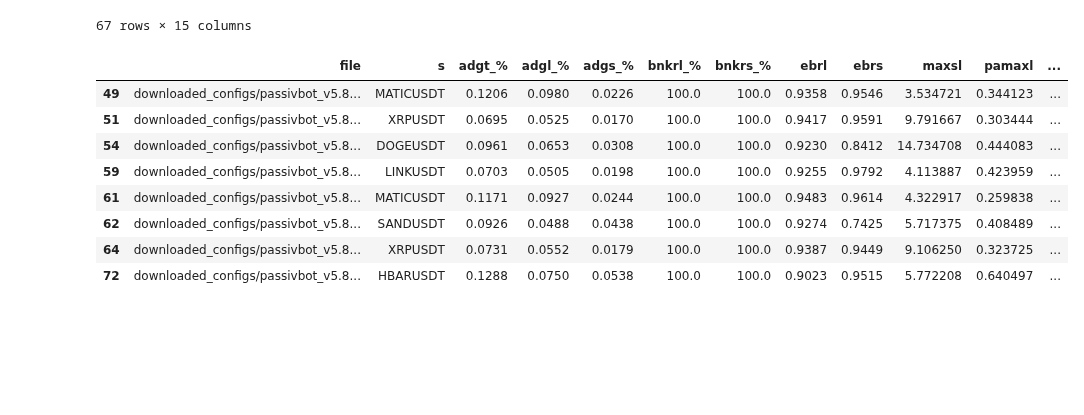
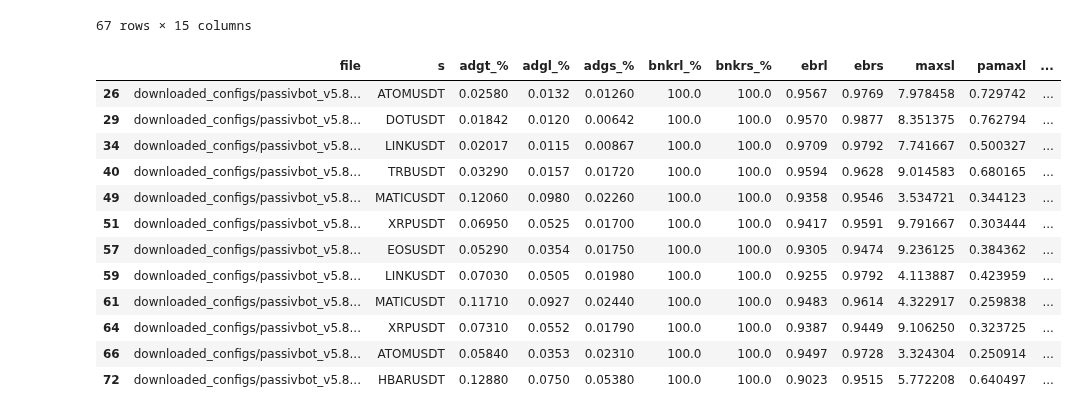
Before and after one commit to shroukkhan/passivbot, a Jupyter notebook: analyze_result.ipynb, the cells around one changed output. Cells and saved outputs as stored; diff of their text form; code cells hidden in the pictures; blank space fills up the shorter version.

```diff
--- a/analyze_result.ipynb
+++ b/analyze_result.ipynb
@@ -172,21 +172,27 @@ See the caveats in the documentation: https://pandas.pydata.org/pandas-docs/stab
 # %%
 dl_proposed = dx[
     #(dx['lm'] == 'n') &
     (dx['bnkrl_%'] == 100) &
-    (dx['ebrl'] > 0.9) &
-    (dx['adgl_%'] > 0.04) &
+    (dx['ebrl'] > 0.9) & #&
+    (dx['ebrs'] > 0.9) & #&
+    # (dx['adgl_%'] > 0.04)
     #(dx['pastdl'] < 0.1) &
-    (dx['maxsl'] < 20)
+    (dx['maxsl'] < 10) &
+    (dx['maxss'] < 10)
     ]
 #dl_proposed = dl_proposed[['file','s','adgl_%', 'bnkrl_%', 'ebrl',  'maxsl', 'pamaxl','pastdl' ]]
 dl_proposed
 # %% [output]
 |  | file | s | adgt_% | adgl_% | adgs_% | bnkrl_% | bnkrs_% | ebrl | ebrs | maxsl | pamaxl | ... |
-| 49 | downloaded_configs/passivbot_v5.8... | MATICUSDT | 0.1206 | 0.0980 | 0.0226 | 100.0 | 100.0 | 0.9358 | 0.9546 | 3.534721 | 0.344123 | ... |
-| 51 | downloaded_configs/passivbot_v5.8... | XRPUSDT | 0.0695 | 0.0525 | 0.0170 | 100.0 | 100.0 | 0.9417 | 0.9591 | 9.791667 | 0.303444 | ... |
-| 54 | downloaded_configs/passivbot_v5.8... | DOGEUSDT | 0.0961 | 0.0653 | 0.0308 | 100.0 | 100.0 | 0.9230 | 0.8412 | 14.734708 | 0.444083 | ... |
-| 59 | downloaded_configs/passivbot_v5.8... | LINKUSDT | 0.0703 | 0.0505 | 0.0198 | 100.0 | 100.0 | 0.9255 | 0.9792 | 4.113887 | 0.423959 | ... |
-| 61 | downloaded_configs/passivbot_v5.8... | MATICUSDT | 0.1171 | 0.0927 | 0.0244 | 100.0 | 100.0 | 0.9483 | 0.9614 | 4.322917 | 0.259838 | ... |
-| 62 | downloaded_configs/passivbot_v5.8... | SANDUSDT | 0.0926 | 0.0488 | 0.0438 | 100.0 | 100.0 | 0.9274 | 0.7425 | 5.717375 | 0.408489 | ... |
-| 64 | downloaded_configs/passivbot_v5.8... | XRPUSDT | 0.0731 | 0.0552 | 0.0179 | 100.0 | 100.0 | 0.9387 | 0.9449 | 9.106250 | 0.323725 | ... |
-| 72 | downloaded_configs/passivbot_v5.8... | HBARUSDT | 0.1288 | 0.0750 | 0.0538 | 100.0 | 100.0 | 0.9023 | 0.9515 | 5.772208 | 0.640497 | ... |
+| 26 | downloaded_configs/passivbot_v5.8... | ATOMUSDT | 0.02580 | 0.0132 | 0.01260 | 100.0 | 100.0 | 0.9567 | 0.9769 | 7.978458 | 0.729742 | ... |
+| 29 | downloaded_configs/passivbot_v5.8... | DOTUSDT | 0.01842 | 0.0120 | 0.00642 | 100.0 | 100.0 | 0.9570 | 0.9877 | 8.351375 | 0.762794 | ... |
+| 34 | downloaded_configs/passivbot_v5.8... | LINKUSDT | 0.02017 | 0.0115 | 0.00867 | 100.0 | 100.0 | 0.9709 | 0.9792 | 7.741667 | 0.500327 | ... |
+| 40 | downloaded_configs/passivbot_v5.8... | TRBUSDT | 0.03290 | 0.0157 | 0.01720 | 100.0 | 100.0 | 0.9594 | 0.9628 | 9.014583 | 0.680165 | ... |
+| 49 | downloaded_configs/passivbot_v5.8... | MATICUSDT | 0.12060 | 0.0980 | 0.02260 | 100.0 | 100.0 | 0.9358 | 0.9546 | 3.534721 | 0.344123 | ... |
+| 51 | downloaded_configs/passivbot_v5.8... | XRPUSDT | 0.06950 | 0.0525 | 0.01700 | 100.0 | 100.0 | 0.9417 | 0.9591 | 9.791667 | 0.303444 | ... |
+| 57 | downloaded_configs/passivbot_v5.8... | EOSUSDT | 0.05290 | 0.0354 | 0.01750 | 100.0 | 100.0 | 0.9305 | 0.9474 | 9.236125 | 0.384362 | ... |
+| 59 | downloaded_configs/passivbot_v5.8... | LINKUSDT | 0.07030 | 0.0505 | 0.01980 | 100.0 | 100.0 | 0.9255 | 0.9792 | 4.113887 | 0.423959 | ... |
+| 61 | downloaded_configs/passivbot_v5.8... | MATICUSDT | 0.11710 | 0.0927 | 0.02440 | 100.0 | 100.0 | 0.9483 | 0.9614 | 4.322917 | 0.259838 | ... |
+| 64 | downloaded_configs/passivbot_v5.8... | XRPUSDT | 0.07310 | 0.0552 | 0.01790 | 100.0 | 100.0 | 0.9387 | 0.9449 | 9.106250 | 0.323725 | ... |
+| 66 | downloaded_configs/passivbot_v5.8... | ATOMUSDT | 0.05840 | 0.0353 | 0.02310 | 100.0 | 100.0 | 0.9497 | 0.9728 | 3.324304 | 0.250914 | ... |
+| 72 | downloaded_configs/passivbot_v5.8... | HBARUSDT | 0.12880 | 0.0750 | 0.05380 | 100.0 | 100.0 | 0.9023 | 0.9515 | 5.772208 | 0.640497 | ... |
```
Also changed, not shown: 8 other files.
